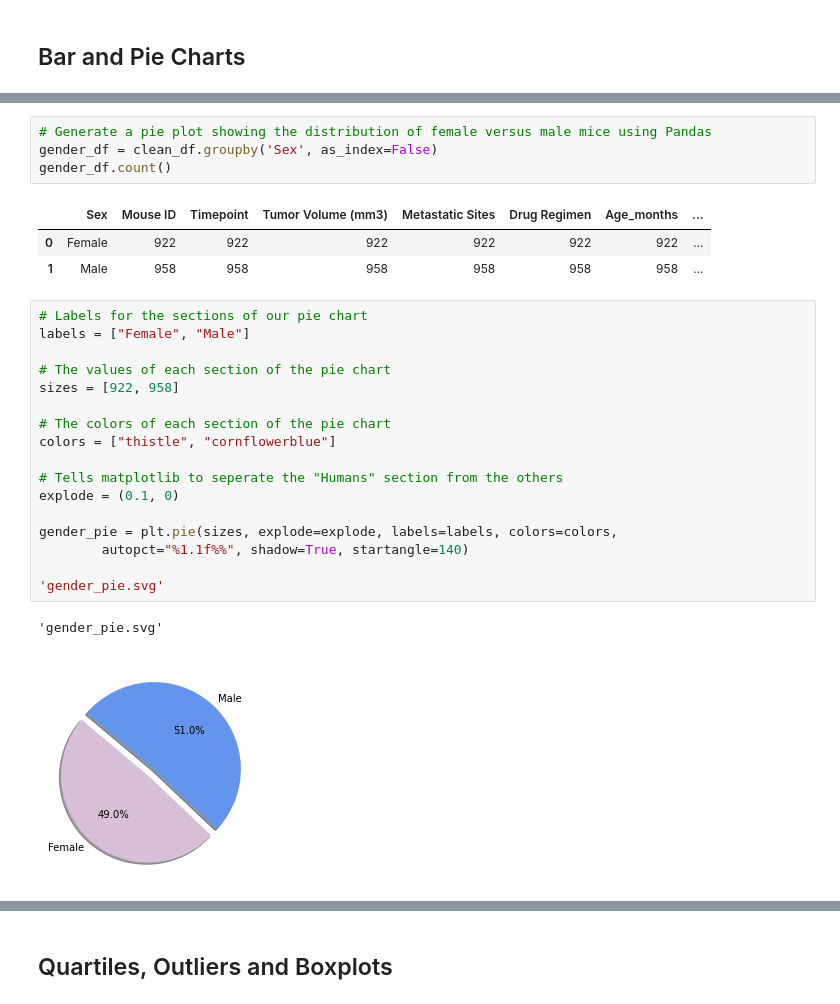
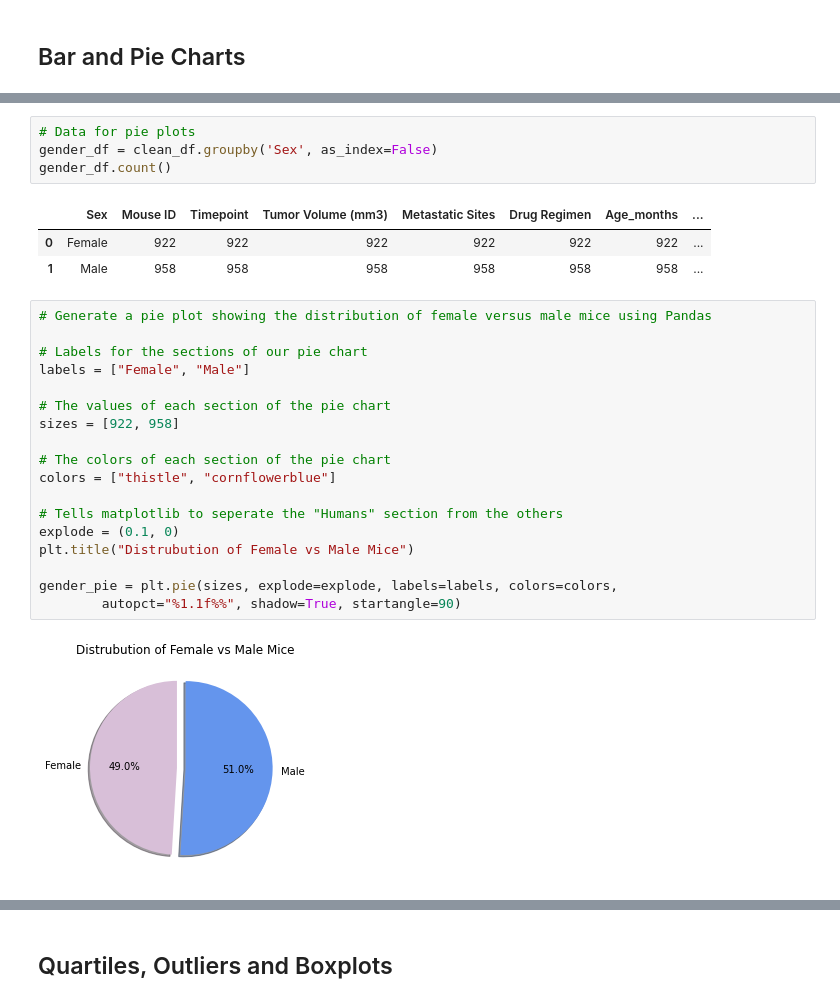
Before and after one commit to PamFernandez/matplotlib-challenge, a Jupyter notebook: pymaceuticals_starter (1).ipynb, the cells around one changed output, grey strips where cells are left out. Drawn from its saved outputs; the diff is of its cells as text.

```diff
--- a/pymaceuticals_starter (1).ipynb
+++ b/pymaceuticals_starter (1).ipynb
@@ -194,5 +208,5 @@ drug_df.plot.bar(x='Drug Regimen', y='Timepoint', rot=90)
 # %%
-# Generate a pie plot showing the distribution of female versus male mice using Pandas
+# Data for pie plots
 gender_df = clean_df.groupby('Sex', as_index=False)
 gender_df.count()
 # %% [output]
@@ -200,25 +214,25 @@ gender_df.count()
 | 0 | Female | 922 | 922 | 922 | 922 | 922 | 922 | ... |
 | 1 | Male | 958 | 958 | 958 | 958 | 958 | 958 | ... |
 # %%
+# Generate a pie plot showing the distribution of female versus male mice using Pandas
+
 # Labels for the sections of our pie chart
 labels = ["Female", "Male"]
 
 # The values of each section of the pie chart
 sizes = [922, 958]
 
 # The colors of each section of the pie chart
 colors = ["thistle", "cornflowerblue"]
 
 # Tells matplotlib to seperate the "Humans" section from the others
 explode = (0.1, 0)
+plt.title("Distrubution of Female vs Male Mice")
 
 gender_pie = plt.pie(sizes, explode=explode, labels=labels, colors=colors,
-        autopct="%1.1f%%", shadow=True, startangle=140)
-
-'gender_pie.svg'
+        autopct="%1.1f%%", shadow=True, startangle=90)
 # %% [output]
-'gender_pie.svg'
-[figure, old version]
+[figure, new version]
 # %%
 # Generate a pie plot showing the distribution of female versus male mice using pyplot
 
```
Also changed, not shown: parts of 17 cells of this notebook, 1 other file.
